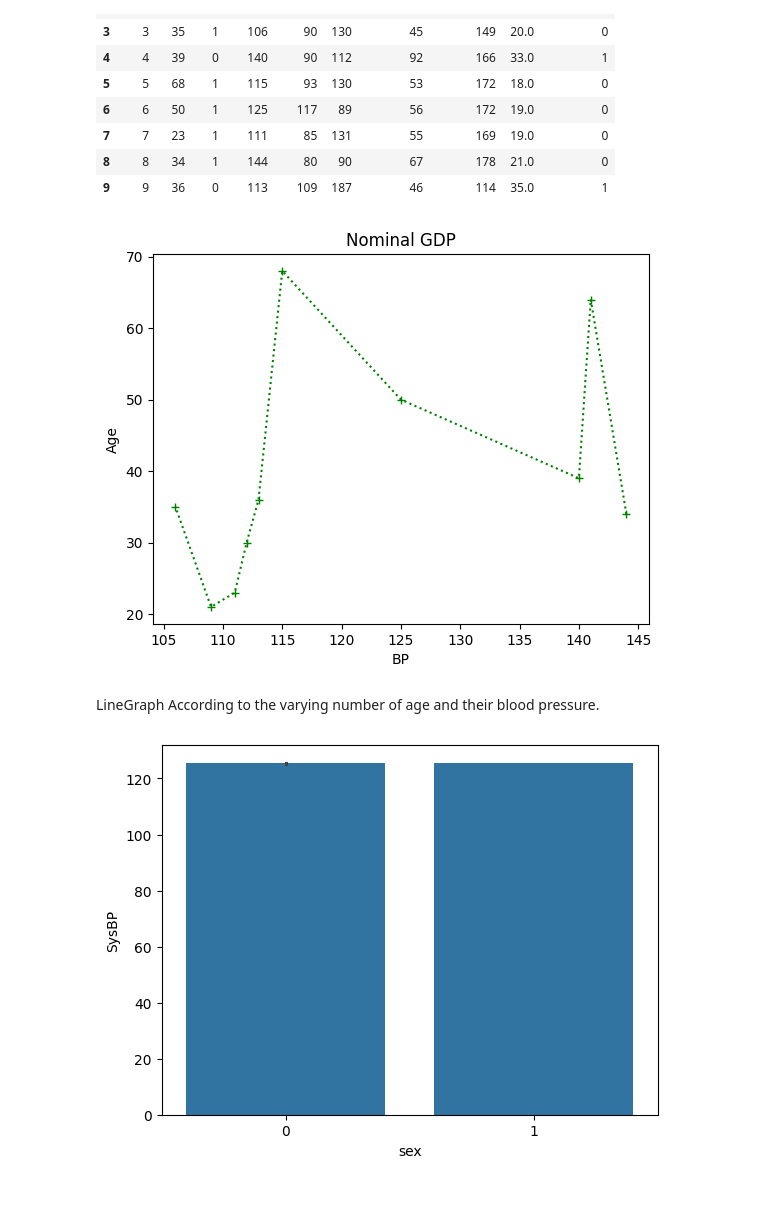
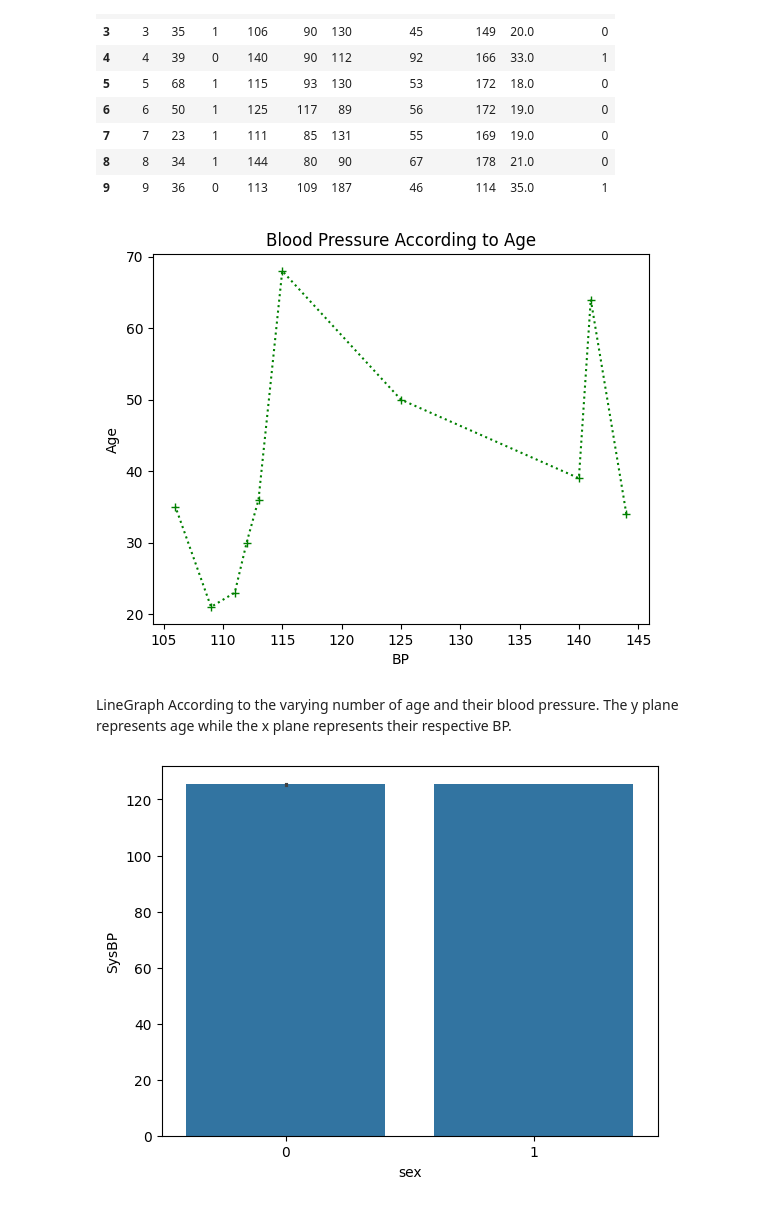
Before and after one commit to LegendaryApple0919/DataScience, a Jupyter notebook: Health.ipynb, the cells around one changed output. Saved outputs shown, nothing was run; the diff lists cells and outputs as text; code cells hidden in the pictures.

```diff
--- a/Health.ipynb
+++ b/Health.ipynb
@@ -23,21 +23,21 @@ df.head(10)
 # %%
 age = [34,64,39,50,68,36,30,23,21,35]
 SysBp = [144,141,140,125,115,113,112,111,109,106]
 
 # create a line chart, years on x-axis, gdp on y-axis
 plt.plot(SysBp,age, color='green', marker='+', linestyle='dotted')
 
 # add a title
-plt.title("Blood PRessure Acc to Age")
+plt.title("Blood Pressure According to Age")
 
 # add a label to the y-axisYears
 plt.ylabel("Age")
 plt.xlabel("BP")
 plt.show()
 # %% [output]
-[figure, old version]
+[figure, new version]
 # %% [markdown]
-LineGraph According to the varying number of age and their blood pressure.
+LineGraph According to the varying number of age and their blood pressure. The y plane represents age while the x plane represents their respective BP.
 # %%
 sns.barplot(x = 'sex',
             y = "SysBP",
```
Also changed, not shown: parts of 3 cells of this notebook.
